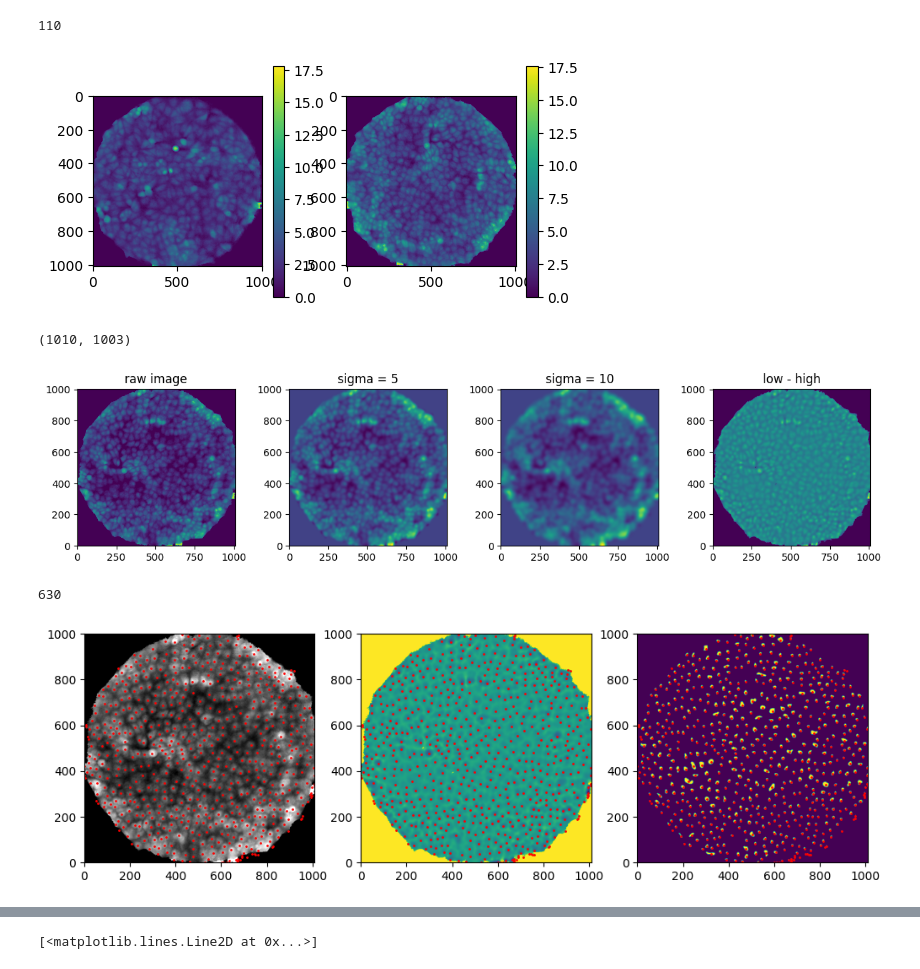
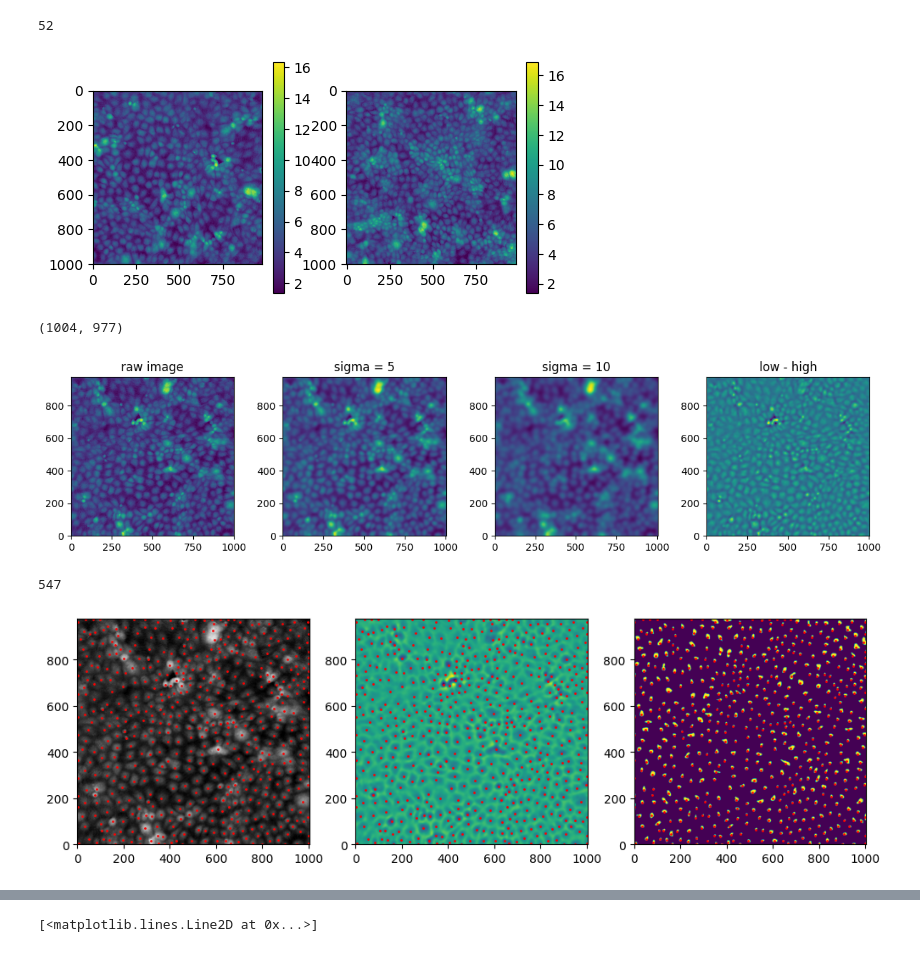
Before and after one commit to siljabl/MDCK_QPI, a Jupyter notebook: test_cell_segmentation.ipynb, the cells around one changed output, grey strips where cells are left out. Drawn from its saved outputs; the diff is of its cells as text; code cells hidden in the pictures.

```diff
--- a/test_cell_segmentation.ipynb
+++ b/test_cell_segmentation.ipynb
@@ -19,48 +19,50 @@ vox_to_um = get_voxel_size_35mm()
 pix_to_um = get_pixel_size()
 # %%
 # Holomonitor
-file = "B1-22"
-folder = "../data/Holomonitor/MDCK_16.05.2024/"
-fmin=1
-fmax=110
+file = "A1-18"
+folder = "../data/Holomonitor/MDCK_19.03.2024/"
+fmin=130
+fmax=181
 im = import_holomonitor_stack(folder, file, f_min=fmin, f_max=fmax)
+
 
 # # Tomocube
 # fmin = 1
 # fmax = 40
-# file = "250210.113448.MDCK dynamics.001.MDCK B.A2"
-# folder = "../data/Tomocube/MDCK_10.02.2025/A2P1"
+# file = "250611.151310.MDCK-parental.001.1per7_5.B3.T001P02"
+# folder = "../data/Tomocube/MDCK_11.06.2025/B3P2"
 # im, _ = import_tomocube_stack(folder, file, vox_to_um[0], f_min=fmin, f_max=fmax)
 
+
 fig, ax = plt.subplots(1,2, figsize=(6, 3))
-im0 = ax[0].imshow(im[0])
-im1 = ax[1].imshow(im[-1])
+im0 = ax[0].imshow(im[0],  vmin=1.37)
+im1 = ax[1].imshow(im[-1], vmin=1.37)
 
 fig.colorbar(im0, ax=ax[0])
 fig.colorbar(im1, ax=ax[1])
 print(len(im))
 
 #im = im[:, 250:750, 250:750]
 # %% [output]
-110
+52
-[figure, old version]
+[figure, new version]
 # %%
-idx = -1
+idx = 0
 s_low_tmp  = 5
 s_high_tmp = 10#1.1*s_low_tmp
 
 n_gauss = smoothen_normalize_im(im[idx], s_low_tmp, s_high_tmp, fig=True)
 print(np.shape(n_gauss))
 # %% [output]
-(1010, 1003)
+(1004, 977)
-[figure, old version]
+[figure, new version]
 # %%
-H_tmp = 0.02
+H_tmp = 0.03
 hmin = extendedmin(-n_gauss, H_tmp)
 pos_idx = find_cell_pos(-n_gauss, H_tmp)
 
 fig, ax = plt.subplots(1,3, figsize=(12, 4))
-ax[0].imshow(im[idx].T, cmap="gray", origin="lower", vmax=12)
+ax[0].imshow(im[idx].T, cmap="gray", origin="lower", vmin=1.37)
 ax[0].plot(*pos_idx.T, 'r.', ms=2)
 
 ax[1].imshow(-n_gauss.T, origin="lower")
@@ -71,8 +73,8 @@ ax[2].plot(*pos_idx.T, 'r.', ms=2)
 
 print(len(pos_idx))
 # %% [output]
-630
+547
-[figure, old version]
+[figure, new version]
 # %%
 plt.imshow(im[idx].T, cmap="gray", origin="lower", vmin=1.37)
 
```
Also changed, not shown: parts of 4 cells of this notebook, 6 other files.
